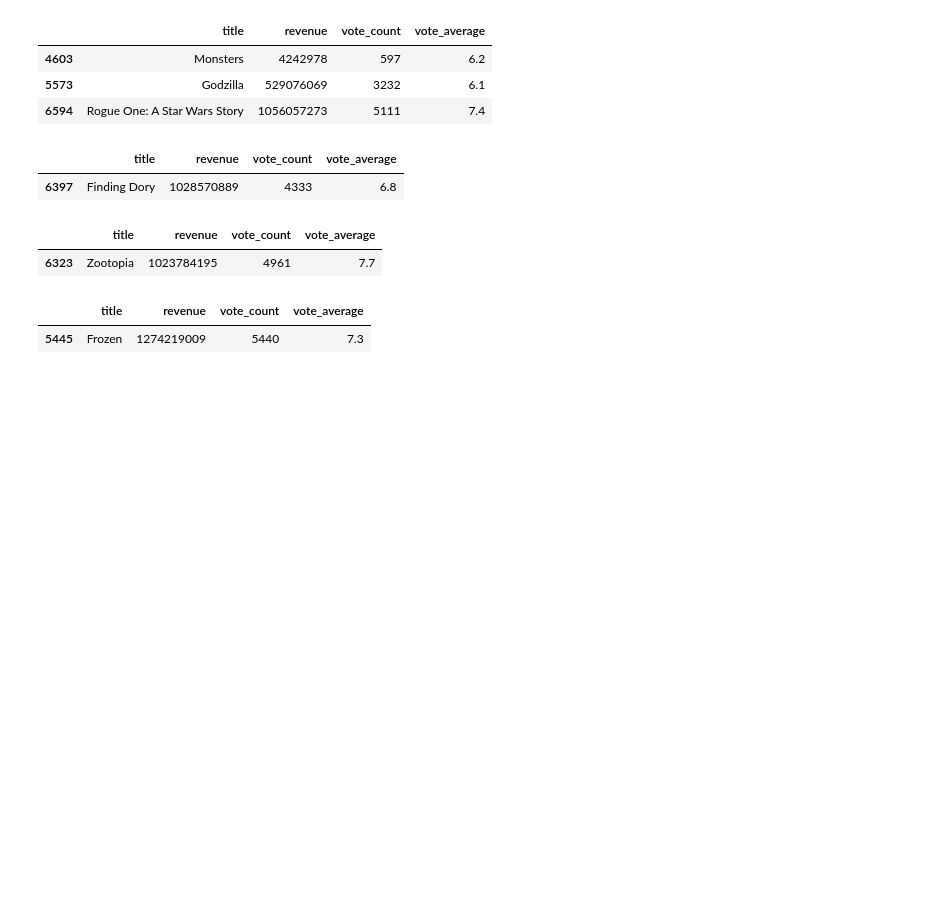
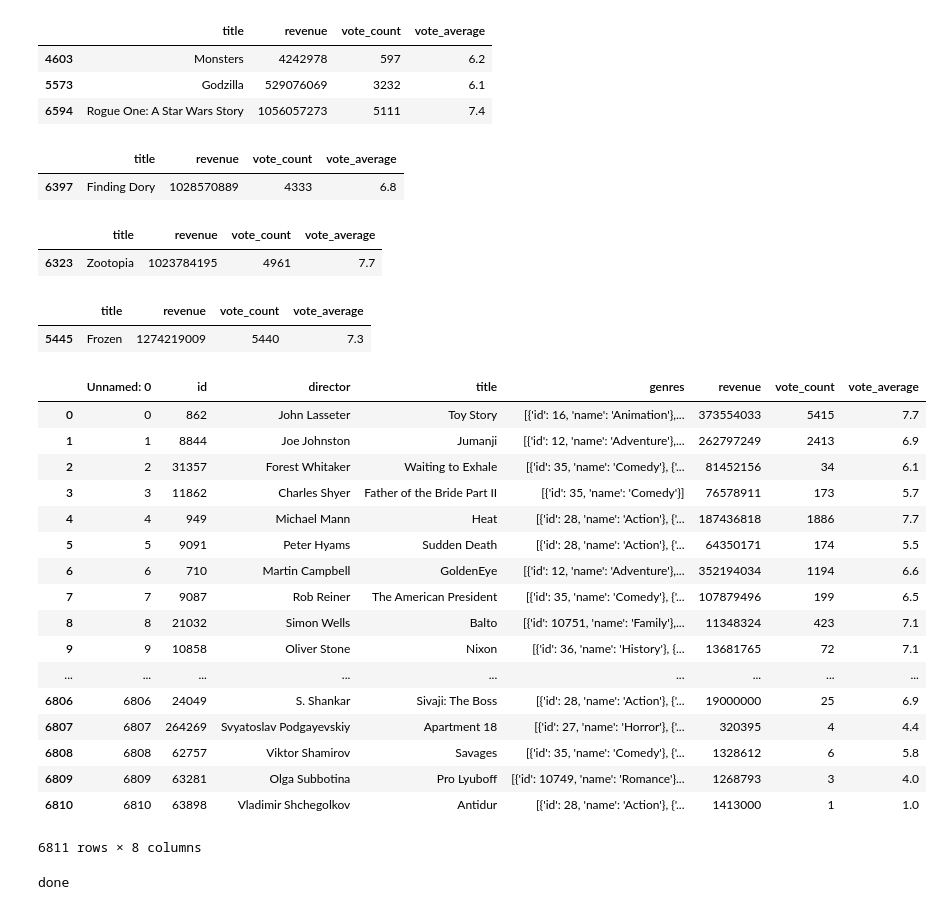
Before and after one commit to hashtagSELFIE/That-s-a-Wrap, a Jupyter notebook: Notebook/completed_movie_database_for_PSIT_parser.ipynb, the cells around one changed output. Drawn from its saved outputs; the diff is of its cells as text; code cells hidden in the pictures; blank space fills up the shorter version.

```diff
--- a/Notebook/completed_movie_database_for_PSIT_parser.ipynb
+++ b/Notebook/completed_movie_database_for_PSIT_parser.ipynb
@@ -283,3 +283,39 @@ test.loc[test['director'] == 'Jennifer Lee', ['title', 'revenue', "vote_count",
 # %% [output]
 |  | title | revenue | vote_count | vote_average |
 | 5445 | Frozen | 1274219009 | 5440 | 7.3 |
+# %%
+test
+# %% [output]
+|  | Unnamed: 0 | id | director | title | genres | revenue | vote_count | vote_average |
+| 0 | 0 | 862 | John Lasseter | Toy Story | [{'id': 16, 'name': 'Animation'},... | 373554033 | 5415 | 7.7 |
+| 1 | 1 | 8844 | Joe Johnston | Jumanji | [{'id': 12, 'name': 'Adventure'},... | 262797249 | 2413 | 6.9 |
+| 2 | 2 | 31357 | Forest Whitaker | Waiting to Exhale | [{'id': 35, 'name': 'Comedy'}, {'... | 81452156 | 34 | 6.1 |
+| 3 | 3 | 11862 | Charles Shyer | Father of the Bride Part II | [{'id': 35, 'name': 'Comedy'}] | 76578911 | 173 | 5.7 |
+| 4 | 4 | 949 | Michael Mann | Heat | [{'id': 28, 'name': 'Action'}, {'... | 187436818 | 1886 | 7.7 |
+| 5 | 5 | 9091 | Peter Hyams | Sudden Death | [{'id': 28, 'name': 'Action'}, {'... | 64350171 | 174 | 5.5 |
+| 6 | 6 | 710 | Martin Campbell | GoldenEye | [{'id': 12, 'name': 'Adventure'},... | 352194034 | 1194 | 6.6 |
+| 7 | 7 | 9087 | Rob Reiner | The American President | [{'id': 35, 'name': 'Comedy'}, {'... | 107879496 | 199 | 6.5 |
+| 8 | 8 | 21032 | Simon Wells | Balto | [{'id': 10751, 'name': 'Family'},... | 11348324 | 423 | 7.1 |
+| 9 | 9 | 10858 | Oliver Stone | Nixon | [{'id': 36, 'name': 'History'}, {... | 13681765 | 72 | 7.1 |
+| ... | ... | ... | ... | ... | ... | ... | ... | ... |
+| 6806 | 6806 | 24049 | S. Shankar | Sivaji: The Boss | [{'id': 28, 'name': 'Action'}, {'... | 19000000 | 25 | 6.9 |
+| 6807 | 6807 | 264269 | Svyatoslav Podgayevskiy | Apartment 18 | [{'id': 27, 'name': 'Horror'}, {'... | 320395 | 4 | 4.4 |
+| 6808 | 6808 | 62757 | Viktor Shamirov | Savages | [{'id': 35, 'name': 'Comedy'}, {'... | 1328612 | 6 | 5.8 |
+| 6809 | 6809 | 63281 | Olga Subbotina | Pro Lyuboff | [{'id': 10749, 'name': 'Romance'}... | 1268793 | 3 | 4.0 |
+| 6810 | 6810 | 63898 | Vladimir Shchegolkov | Antidur | [{'id': 28, 'name': 'Action'}, {'... | 1413000 | 1 | 1.0 |
+6811 rows × 8 columns
+# %%
+import pygal
+from pygal.style import DarkStyle
+bar_chart = pygal.HorizontalBar(x_label_rotation=30, style=DarkStyle)
+bar_chart.title = "Top 25 director by revenue in all movie"
+counter = 0
+for a, b in sorted_d:
+    if counter > 25:
+        break
+    bar_chart.add(a, b)
+    counter += 1
+bar_chart.render_to_file('chart.svg')
+print("done")
+# %% [output]
+done
```
